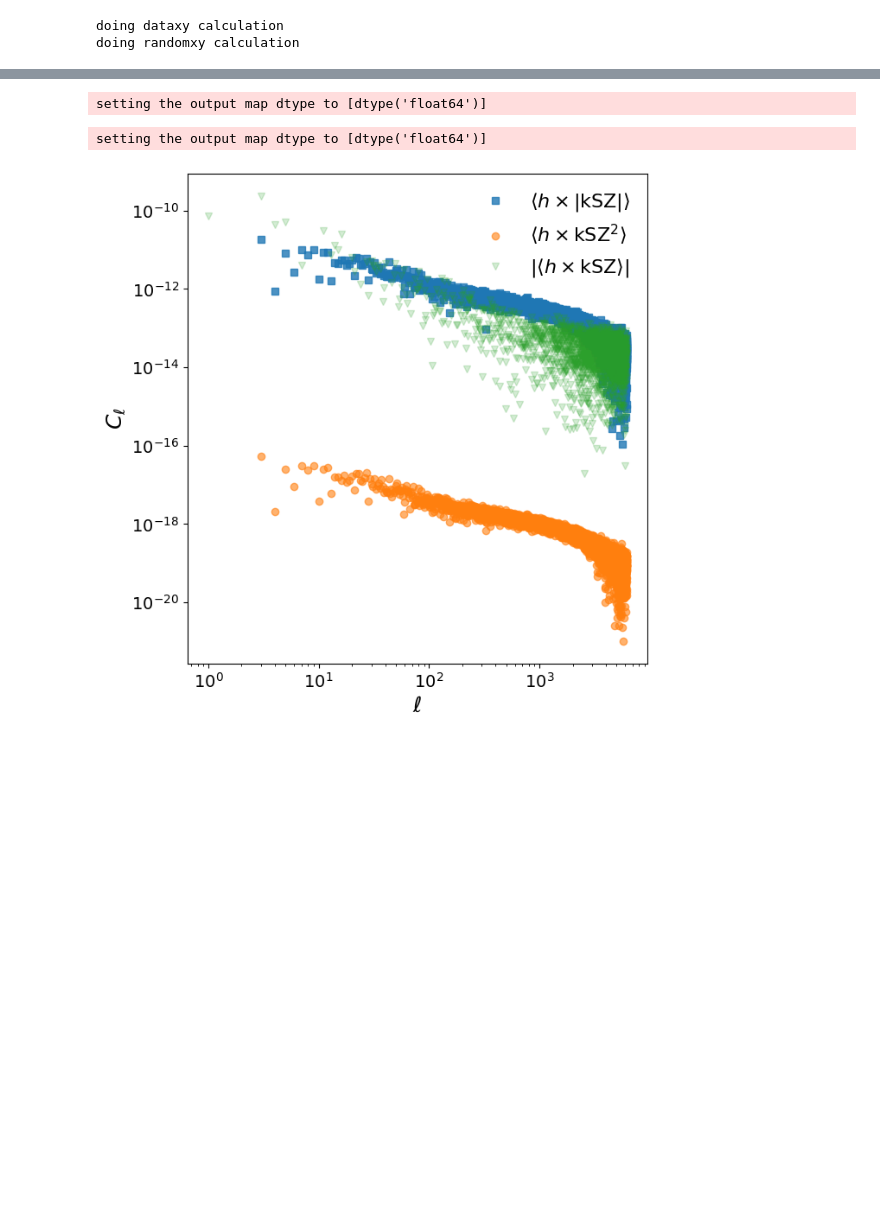
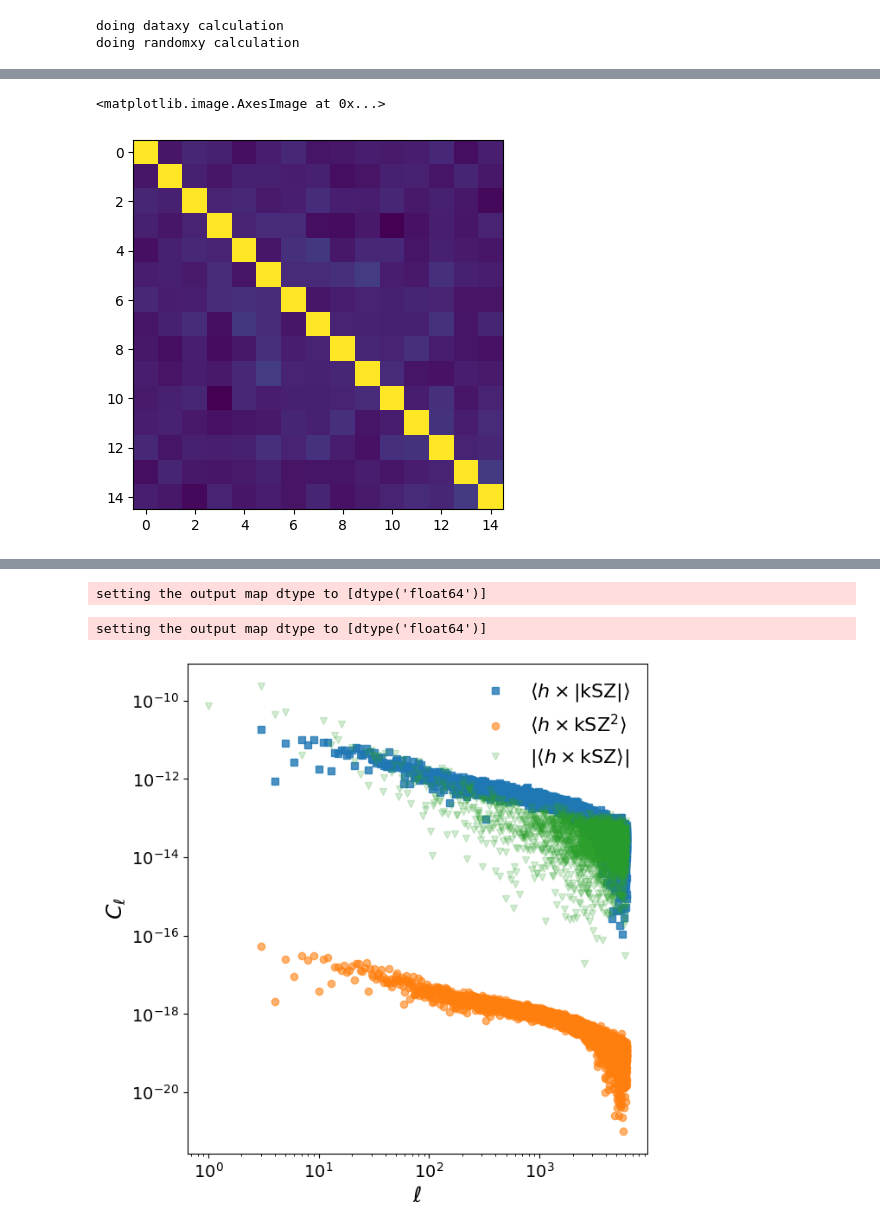
Before and after one commit to shivampcosmo/SZST, a Jupyter notebook: notebooks/test_yuuki_sims.ipynb, the cells around one changed output, grey strips where cells are left out. Cells and saved outputs as stored; diff of their text form; code cells hidden in the pictures; blank space fills up the shorter version.

```diff
--- a/notebooks/test_yuuki_sims.ipynb
+++ b/notebooks/test_yuuki_sims.ipynb
@@ -285,0 +308,13 @@ Error:
+# %%
+def get_corr(cov):
+    v = np.sqrt(np.diag(cov))
+    outer_v = np.outer(v, v)
+    corr = cov / outer_v
+    return corr
+# %%
+pl.figure()
+# pl.imshow(np.log(np.abs(cov_dy2)))
+pl.imshow(get_corr(cov_dy2))
+# %% [output]
+<matplotlib.image.AxesImage at 0x...>
+[figure, added]
```
Also changed, not shown: parts of 20 cells of this notebook, 22 other files.
